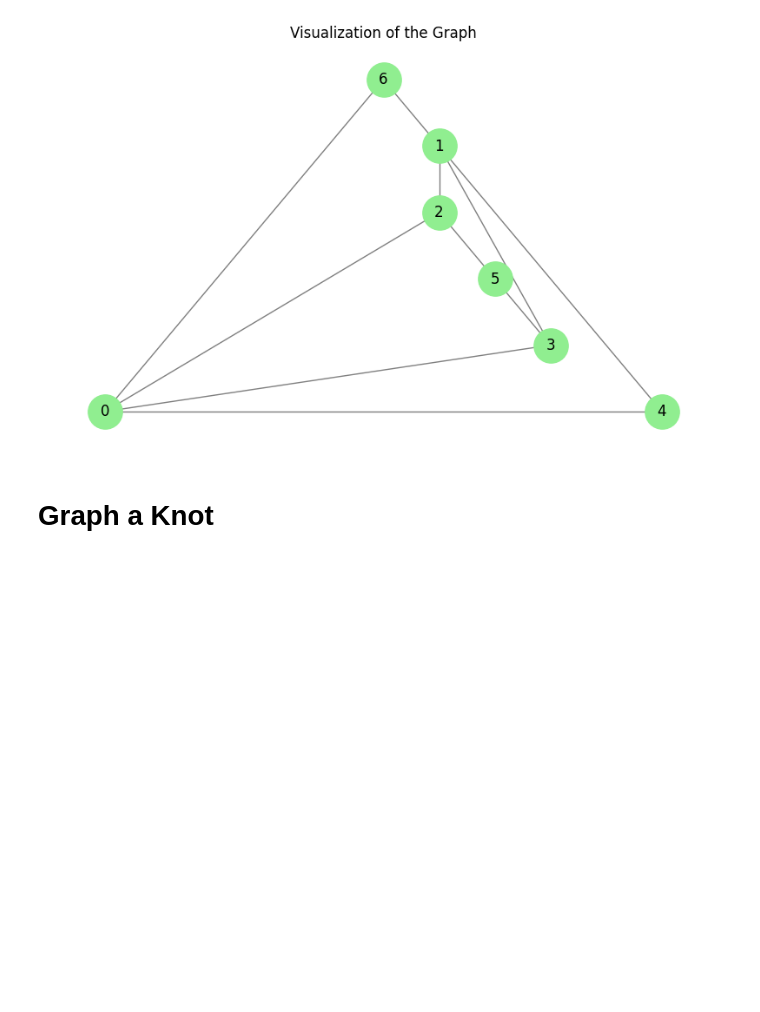
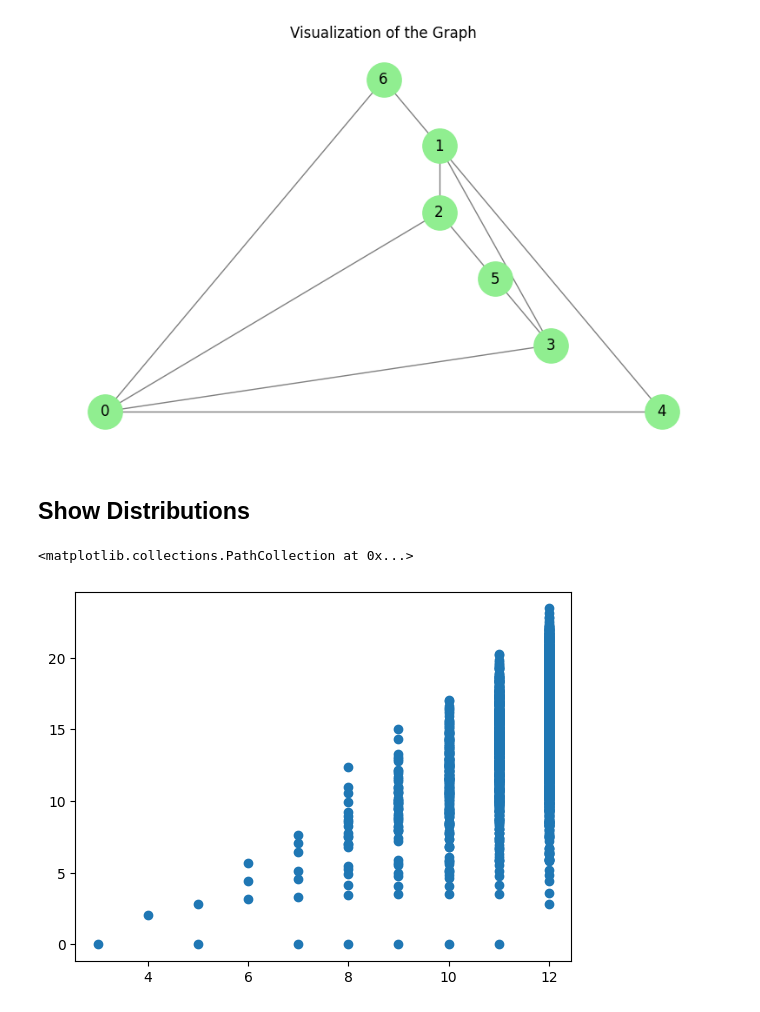
Before and after one commit to alejandroucanpuc/geometricDeepLearningKnotData, a Jupyter notebook: gnn-juanjo/data-exploration.ipynb, the cells around one changed output. Drawn from its saved outputs; the diff is of its cells as text; code cells hidden in the pictures; blank space fills up the shorter version.

```diff
--- a/gnn-juanjo/data-exploration.ipynb
+++ b/gnn-juanjo/data-exploration.ipynb
@@ -74,2 +68,7 @@ draw_graph(data['graph'][2])
 # %% [markdown]
-# Graph a Knot
+## Show Distributions
+# %%
+plt.scatter(data["Crossing Number"], data["Volume"])
+# %% [output]
+<matplotlib.collections.PathCollection at 0x...>
+[figure, added]
```
Also changed, not shown: parts of 6 cells of this notebook, 8 other files.
